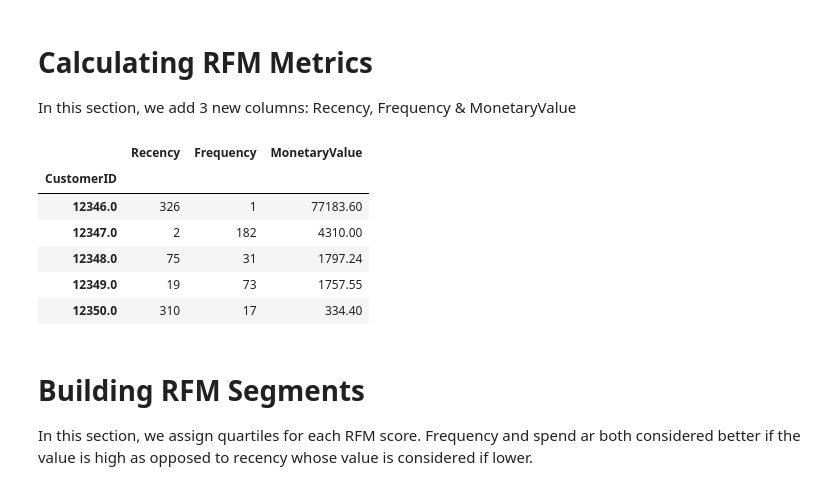
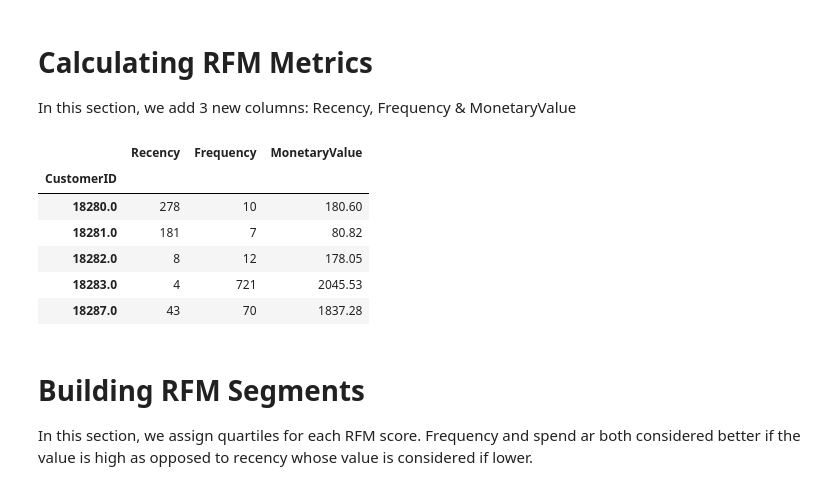
Before and after one commit to MissPenny/RFM_ANALYSIS, a Jupyter notebook: RFM.ipynb, the cells around one changed output. Cells and saved outputs as stored; diff of their text form; code cells hidden in the pictures.

```diff
--- a/RFM.ipynb
+++ b/RFM.ipynb
@@ -285,15 +278,15 @@ datamart.rename(columns={'InvoiceDate':'Recency',
 )
 # %%
 #View of The RFM table
-datamart.head()
+datamart.tail()
 # %% [output]
 |  | Recency | Frequency | MonetaryValue |
 | CustomerID |  |  |  |
-| 12346.0 | 326 | 1 | 77183.60 |
-| 12347.0 | 2 | 182 | 4310.00 |
-| 12348.0 | 75 | 31 | 1797.24 |
-| 12349.0 | 19 | 73 | 1757.55 |
-| 12350.0 | 310 | 17 | 334.40 |
+| 18280.0 | 278 | 10 | 180.60 |
+| 18281.0 | 181 | 7 | 80.82 |
+| 18282.0 | 8 | 12 | 178.05 |
+| 18283.0 | 4 | 721 | 2045.53 |
+| 18287.0 | 43 | 70 | 1837.28 |
 # %% [markdown]
 # Building RFM Segments
 In this section, we assign quartiles for each RFM score.
```
Also changed, not shown: parts of 14 cells of this notebook.
